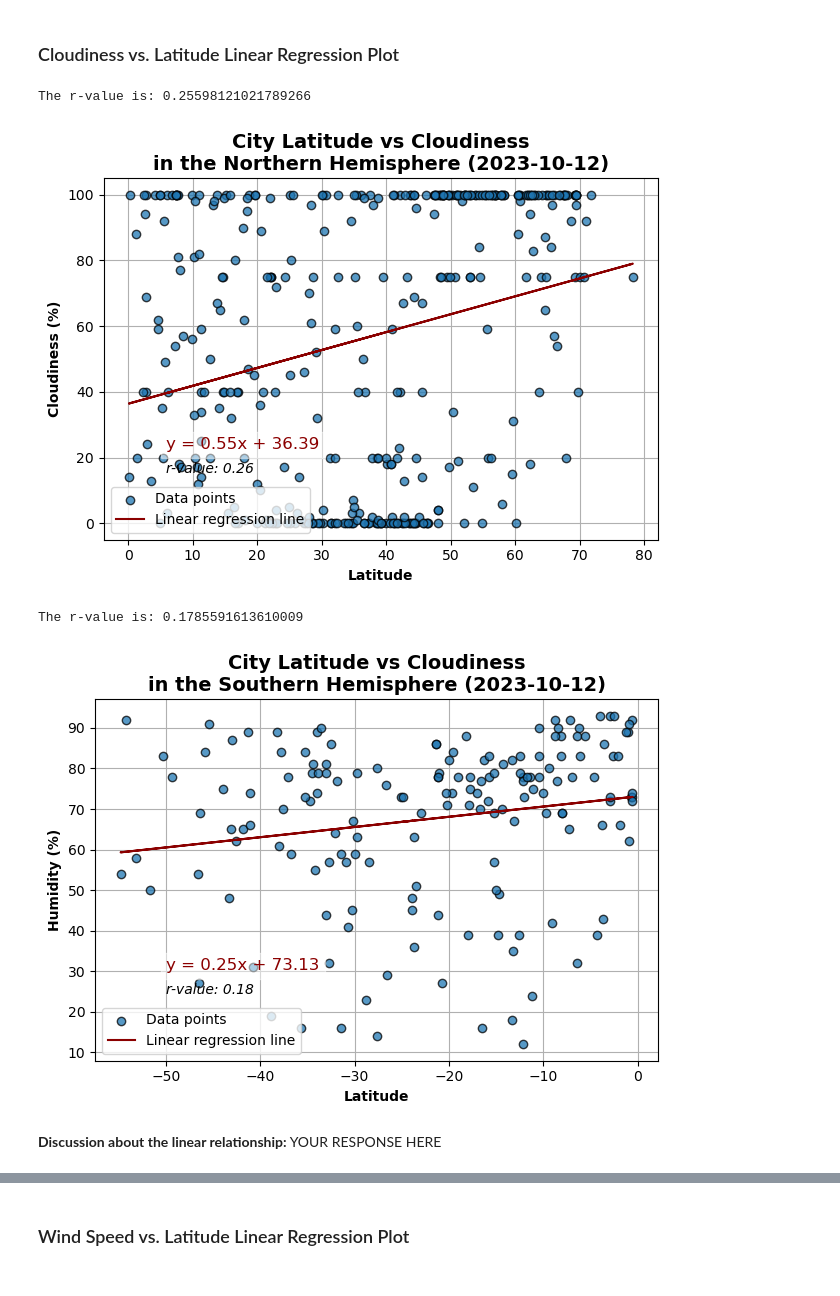
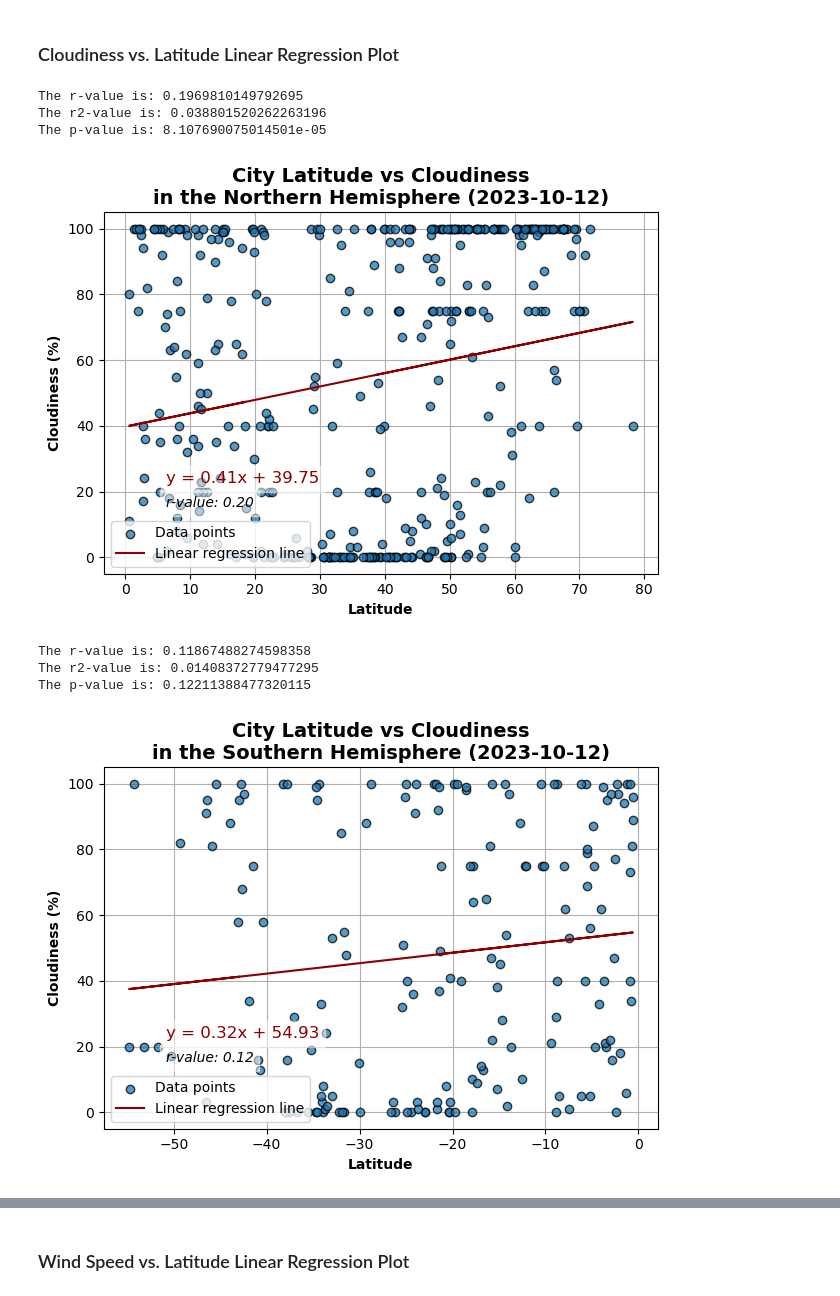
Before and after one commit to tsbarr/python-api-challenge, a Jupyter notebook: WeatherPy/WeatherPy.ipynb, the cells around one changed output, grey strips where cells are left out. Cells and saved outputs as stored; diff of their text form; code cells hidden in the pictures.

```diff
--- a/WeatherPy/WeatherPy.ipynb
+++ b/WeatherPy/WeatherPy.ipynb
@@ -334,7 +331,7 @@ def this_linregress(x_col, y_col, df, xlabel, ylabel, title):
     y_values = df[y_col]
 
     # Calculate the linear regression model
-    (slope, intercept, rvalue, pvalue, stderr) = linregress(x_values, y_values)
+    slope, intercept, rvalue, pvalue, stderr = linregress(x_values, y_values)
     regress_values = x_values * slope + intercept
     line_eq = "y = " + str(round(slope,2)) + "x + " + str(round(intercept,2))
 
@@ -369,6 +366,8 @@ def this_linregress(x_col, y_col, df, xlabel, ylabel, title):
     )
     # Print r-value
     print(f"The r-value is: {rvalue}")
+    print(f"The r2-value is: {rvalue**2}")
+    print(f"The p-value is: {pvalue}")
 
     # Add a text label with the r-value
     plt.annotate(
@@ -485,20 +492,22 @@ this_linregress(
     title='City Latitude vs Cloudiness\nin the Northern Hemisphere',
 )
 # %% [output]
-The r-value is: 0.25598121021789266
+The r-value is: 0.1969810149792695
+The r2-value is: 0.038801520262263196
+The p-value is: 8.107690075014501e-05
-[figure, old version]
+[figure, new version]
 # %%
 # Southern Hemisphere
 this_linregress(
     x_col='Lat',
-    y_col='Humidity',
+    y_col='Cloudiness',
     df=southern_hemi_df,
     xlabel='Latitude',
-    ylabel='Humidity (%)',
+    ylabel='Cloudiness (%)',
     title='City Latitude vs Cloudiness\nin the Southern Hemisphere',
 )
 # %% [output]
-The r-value is: 0.1785591613610009
+The r-value is: 0.11867488274598358
+The r2-value is: 0.01408372779477295
+The p-value is: 0.12211388477320115
-[figure, old version]
+[figure, new version]
-# %% [markdown]
-**Discussion about the linear relationship:** YOUR RESPONSE HERE
```
Also changed, not shown: parts of 25 cells of this notebook, 5 other files.
